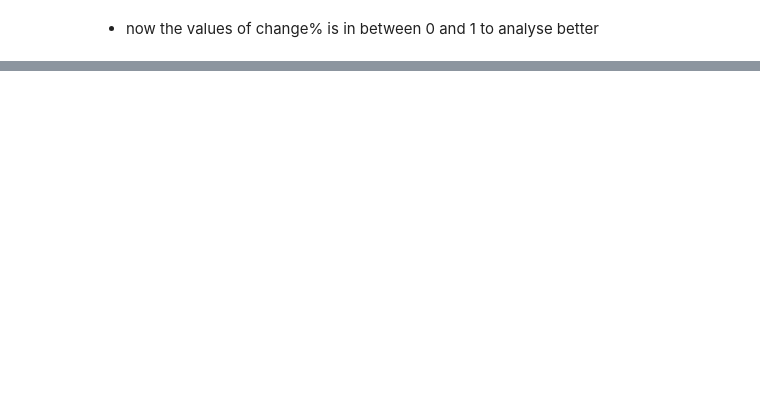
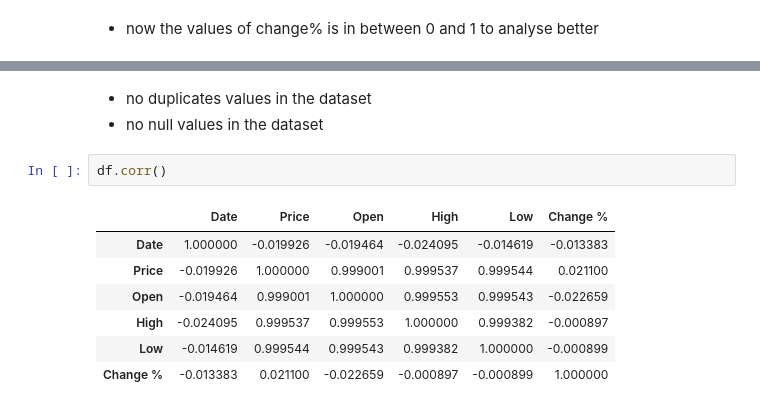
Before and after one commit to Saifansari-ai/eurousd_price_predictor, a Jupyter notebook: data_analysis.ipynb, the cells around one changed output, grey strips where cells are left out. Saved outputs shown, nothing was run; the diff lists cells and outputs as text; blank space fills up the shorter version.

```diff
--- a/data_analysis.ipynb
+++ b/data_analysis.ipynb
@@ -210,0 +199,13 @@ df.describe()
+# %% [markdown]
+* no duplicates values in the dataset
+* no null values in the dataset
+# %%
+df.corr()
+# %% [output]
+|  | Date | Price | Open | High | Low | Change % |
+| Date | 1.000000 | -0.019926 | -0.019464 | -0.024095 | -0.014619 | -0.013383 |
+| Price | -0.019926 | 1.000000 | 0.999001 | 0.999537 | 0.999544 | 0.021100 |
+| Open | -0.019464 | 0.999001 | 1.000000 | 0.999553 | 0.999543 | -0.022659 |
+| High | -0.024095 | 0.999537 | 0.999553 | 1.000000 | 0.999382 | -0.000897 |
+| Low | -0.014619 | 0.999544 | 0.999543 | 0.999382 | 1.000000 | -0.000899 |
+| Change % | -0.013383 | 0.021100 | -0.022659 | -0.000897 | -0.000899 | 1.000000 |
```
Also changed, not shown: parts of 15 cells of this notebook.
